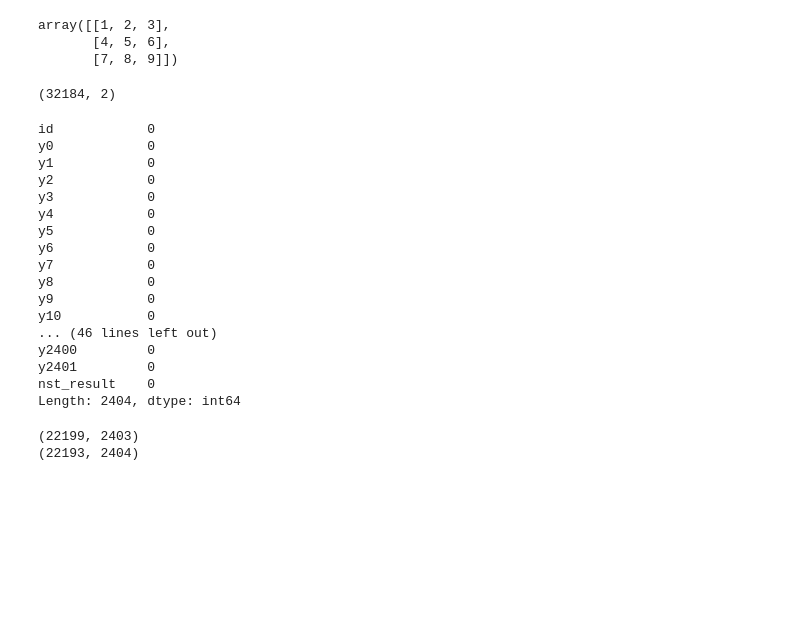
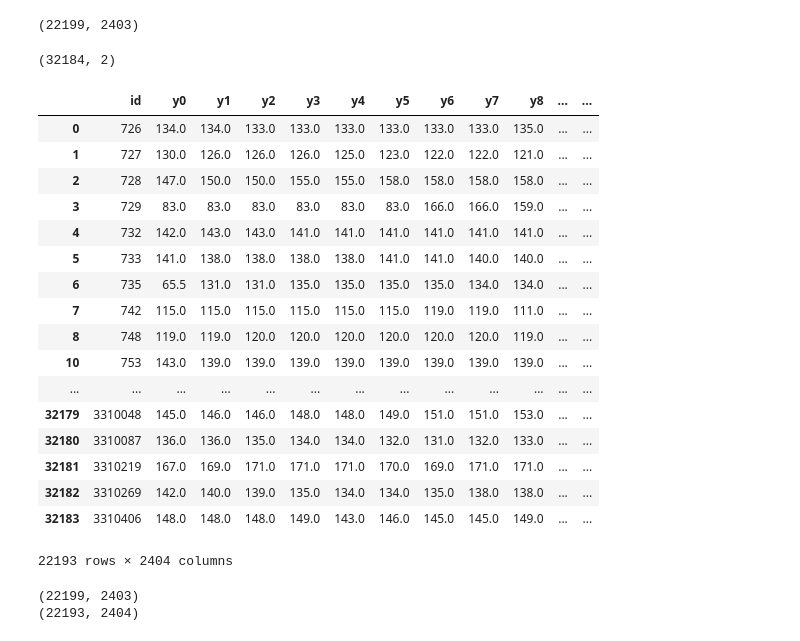
Before and after one commit to mengkeli/fetal_heart_monitoring, a Jupyter notebook: code/data_operations.ipynb, the cells around one changed output. Cells and saved outputs as stored; diff of their text form; code cells hidden in the pictures; blank space fills up the shorter version.

```diff
--- a/code/data_operations.ipynb
+++ b/code/data_operations.ipynb
@@ -11,7 +8,0 @@ data.shape
-# %%
-A= np.array([[1,2,3],[4,5,6],[7,8,9]])
-A
-# %% [output]
-array([[1, 2, 3],
-       [4, 5, 6],
-       [7, 8, 9]])
@@ -20,3 +9,8 @@ np.savez('A.npz', dataset, label)
+# %%
+data = np.loadtxt('../data/data_zero_filter_03_50.csv', delimiter = ',', skiprows = 1)
+data.shape
+# %% [output]
+(22199, 2403)
 # %%
 data_file = '../data/info.csv'
 df = pd.read_csv(data_file)
@@ -30,38 +24,40 @@ label_1.shape
 # %% [output]
 (32184, 2)
 # %%
-data_file= '../data/data_zero_filer_03_50.csv'
+data_file= '../data/data_zero_filter_03_50.csv'
 label_file = '../data/info.csv'
 data = pd.read_csv(data_file)
 df = pd.read_csv(label_file)
 label = df.loc[:,['id','nst_result']]
 data_label = pd.merge(data, label, how = 'left', left_index = True, left_on = 'id', right_on = 'id')
-data_label.loc[data_label['nst_result'] == 3, 'nst_result'] = 2
+
 #data_label.where(data_label['nst_result'] == 3).count()
 # %%
+data_label.loc[data_label['nst_result'] == 3, 'nst_result'] = 2
 data_label.loc[data_label['nst_result'] == 4, 'nst_result'] = np.nan
 data_label.dropna()
 
-data_label.where(data_label['nst_result'] == 4).count()
+#data_label.where(data_label['nst_result'] == 4).count()
 #del data_label.iloc[nst_4[id]]
 # %% [output]
+|  | id | y0 | y1 | y2 | y3 | y4 | y5 | y6 | y7 | y8 | ... | ... |
+| 0 | 726 | 134.0 | 134.0 | 133.0 | 133.0 | 133.0 | 133.0 | 133.0 | 133.0 | 135.0 | ... | ... |
+| 1 | 727 | 130.0 | 126.0 | 126.0 | 126.0 | 125.0 | 123.0 | 122.0 | 122.0 | 121.0 | ... | ... |
+| 2 | 728 | 147.0 | 150.0 | 150.0 | 155.0 | 155.0 | 158.0 | 158.0 | 158.0 | 158.0 | ... | ... |
+| 3 | 729 | 83.0 | 83.0 | 83.0 | 83.0 | 83.0 | 83.0 | 166.0 | 166.0 | 159.0 | ... | ... |
+| 4 | 732 | 142.0 | 143.0 | 143.0 | 141.0 | 141.0 | 141.0 | 141.0 | 141.0 | 141.0 | ... | ... |
+| 5 | 733 | 141.0 | 138.0 | 138.0 | 138.0 | 138.0 | 141.0 | 141.0 | 140.0 | 140.0 | ... | ... |
+| 6 | 735 | 65.5 | 131.0 | 131.0 | 135.0 | 135.0 | 135.0 | 135.0 | 134.0 | 134.0 | ... | ... |
+| 7 | 742 | 115.0 | 115.0 | 115.0 | 115.0 | 115.0 | 115.0 | 119.0 | 119.0 | 111.0 | ... | ... |
+| 8 | 748 | 119.0 | 119.0 | 120.0 | 120.0 | 120.0 | 120.0 | 120.0 | 120.0 | 119.0 | ... | ... |
+| 10 | 753 | 143.0 | 139.0 | 139.0 | 139.0 | 139.0 | 139.0 | 139.0 | 139.0 | 139.0 | ... | ... |
+| ... | ... | ... | ... | ... | ... | ... | ... | ... | ... | ... | ... | ... |
+| 32179 | 3310048 | 145.0 | 146.0 | 146.0 | 148.0 | 148.0 | 149.0 | 151.0 | 151.0 | 153.0 | ... | ... |
+| 32180 | 3310087 | 136.0 | 136.0 | 135.0 | 134.0 | 134.0 | 132.0 | 131.0 | 132.0 | 133.0 | ... | ... |
+| 32181 | 3310219 | 167.0 | 169.0 | 171.0 | 171.0 | 171.0 | 170.0 | 169.0 | 171.0 | 171.0 | ... | ... |
+| 32182 | 3310269 | 142.0 | 140.0 | 139.0 | 135.0 | 134.0 | 134.0 | 135.0 | 138.0 | 138.0 | ... | ... |
+| 32183 | 3310406 | 148.0 | 148.0 | 148.0 | 149.0 | 143.0 | 146.0 | 145.0 | 145.0 | 149.0 | ... | ... |
-id            0
-y0            0
-y1            0
-y2            0
-y3            0
-y4            0
-y5            0
-y6            0
-y7            0
-y8            0
-y9            0
-y10           0
-... (46 lines left out)
-y2400         0
-y2401         0
-nst_result    0
-Length: 2404, dtype: int64
+22193 rows × 2404 columns
 # %%
     data_file = '../data/data_zero_filer_03_50.csv'
     label_file = '../data/info.csv'
```
Also changed, not shown: parts of 12 cells of this notebook, 3 other files.
